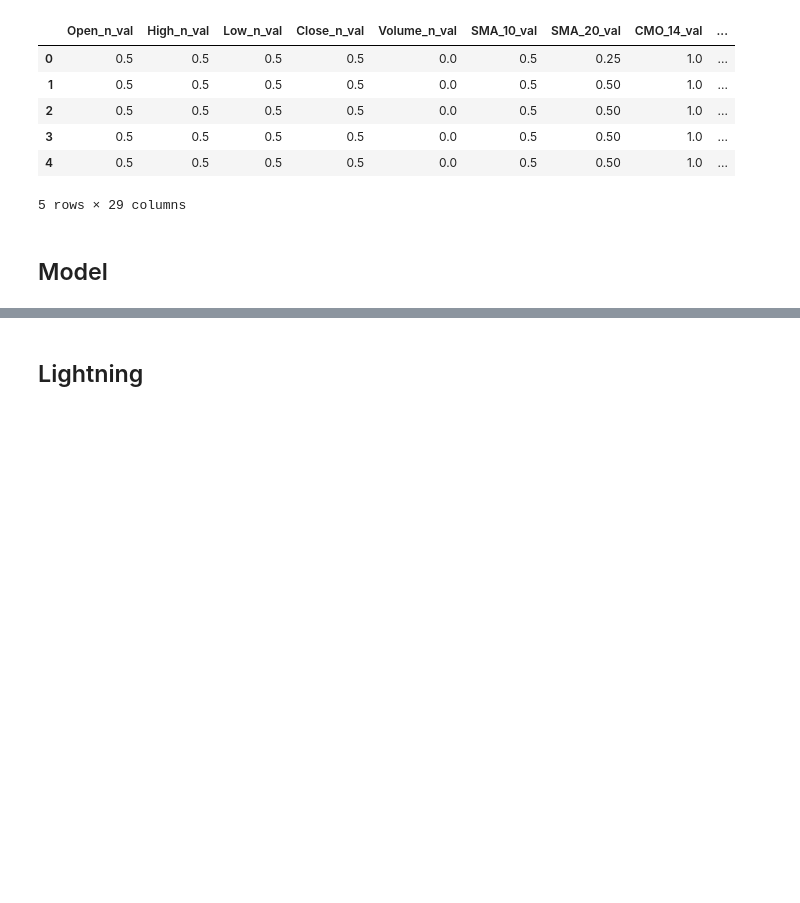
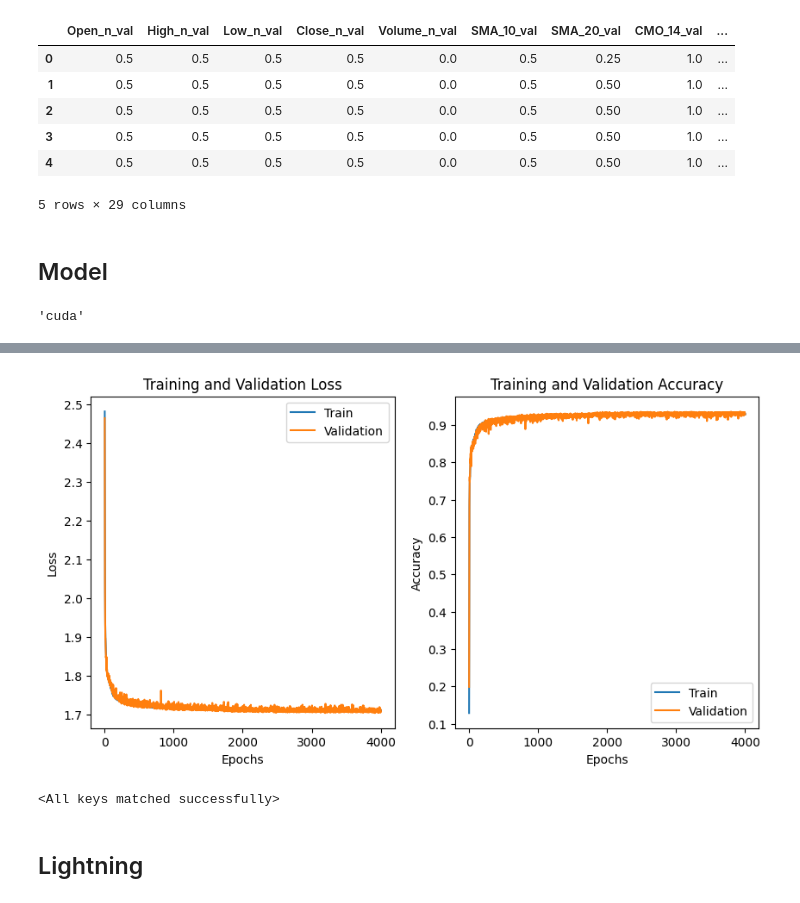
Before and after one commit to adityaahuja7/Advanced-Machine-Learning-CSE642-Assignments, a Jupyter notebook: Assignment1.ipynb, the cells around one changed output, grey strips where cells are left out. Saved outputs shown, nothing was run; the diff lists cells and outputs as text; code cells hidden in the pictures; blank space fills up the shorter version.

Commit message:
validation done using torch only for 4000 epochs

```diff
--- a/Assignment1.ipynb
+++ b/Assignment1.ipynb
@@ -144,6 +167,10 @@ device = (
     if torch.backends.mps.is_available()
     else "cpu"
 )
+# %%
+device
+# %% [output]
+'cuda'
 # %%
 class MyMLP(torch.nn.Module):
     def __init__ (self, modules):
@@ -163,5 +190,5 @@ class MyMLP(torch.nn.Module):
 
         return X
 # %%
-Model = MyMLP([torch.nn.Linear(24,64),torch.nn.ReLU(),torch.nn.Linear(64,64),torch.nn.ReLU(),torch.nn.Linear(64,12)])
+Model = MyMLP([torch.nn.Linear(24,64),torch.nn.ReLU(),torch.nn.Linear(64,128),torch.nn.ReLU(),torch.nn.Linear(128,64),torch.nn.ReLU(),torch.nn.Linear(64,12)])
 Model = Model.to(device)
@@ -167,0 +274,4 @@ Model = Model.to(device)
+# %%
+optim = optim.Adam(Model.parameters(), lr=0.001, weight_decay=0.001)
+train_model(Model,torch.nn.CrossEntropyLoss(), optim,Noise_0_train_loader, Noise_0_test_loader,num_epochs=4000)
+# %% [output]
@@ -167,0 +295 @@ Model = Model.to(device)
+[figure, added]
@@ -168,3 +301,10 @@ Model = Model.to(device)
+# %%
+PATH = "model.pt"
+
+# Load the model
+Model.load_state_dict(torch.load(PATH))
+# %% [output]
+<All keys matched successfully>
 # %% [markdown]
 ## Lightning
 # %%
```
Also changed, not shown: parts of 7 cells of this notebook, 8 other files.
